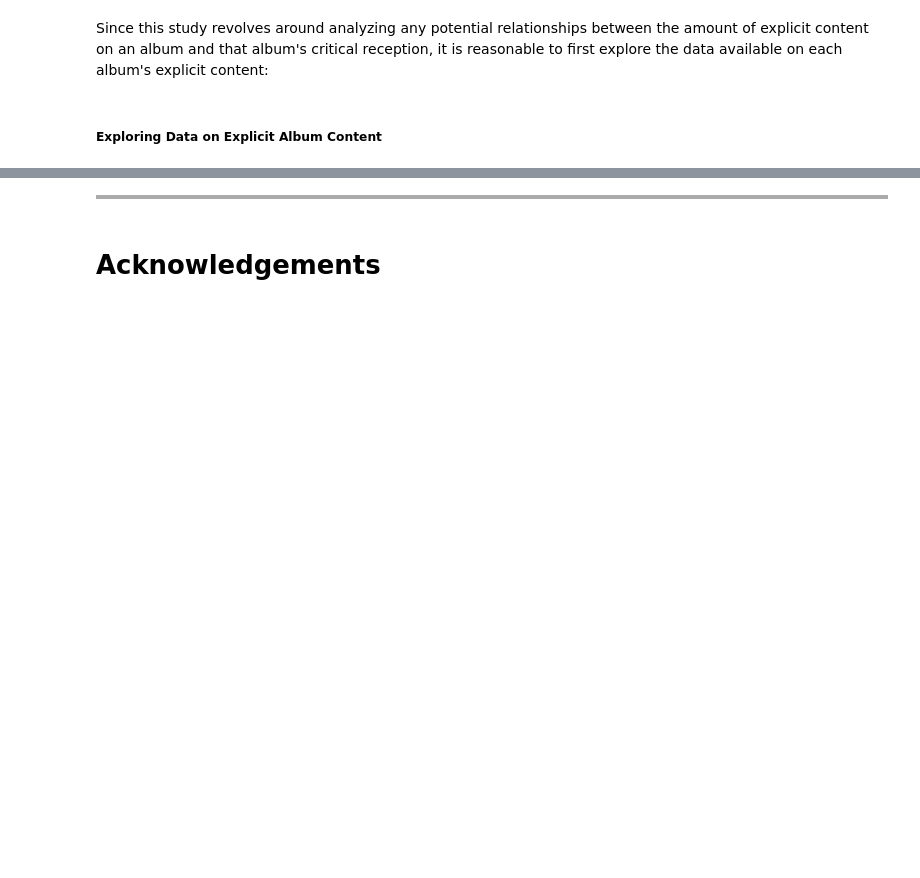
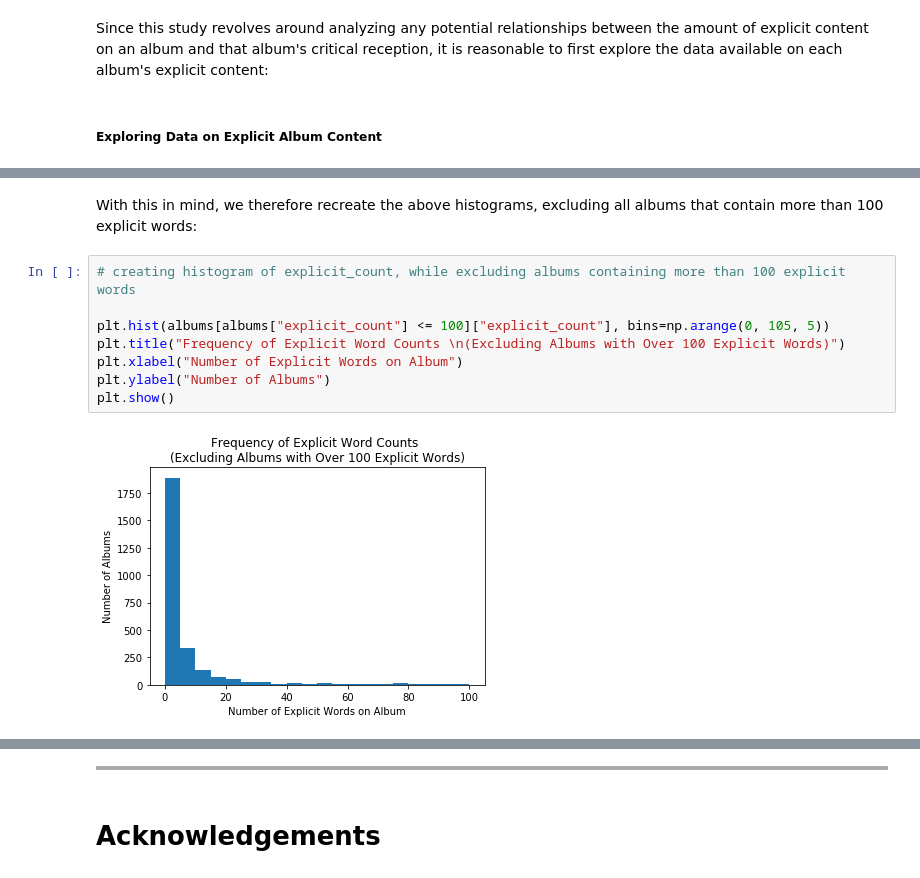
Before and after one commit to genghisshyy/INFO_2950_FinalProject, a Jupyter notebook: notebooks/final_report.ipynb, the cells around one changed output, grey strips where cells are left out. Saved outputs shown, nothing was run; the diff lists cells and outputs as text; blank space fills up the shorter version.

```diff
--- a/notebooks/final_report.ipynb
+++ b/notebooks/final_report.ipynb
@@ -331,0 +265,12 @@ We can confirm the above two observations by first fitting a linear regression t
+# %% [markdown]
+With this in mind, we therefore recreate the above histograms, excluding all albums that contain more than 100 explicit words:
+# %%
+# creating histogram of explicit_count, while excluding albums containing more than 100 explicit words
+
+plt.hist(albums[albums["explicit_count"] <= 100]["explicit_count"], bins=np.arange(0, 105, 5))
+plt.title("Frequency of Explicit Word Counts \n(Excluding Albums with Over 100 Explicit Words)")
+plt.xlabel("Number of Explicit Words on Album")
+plt.ylabel("Number of Albums")
+plt.show()
+# %% [output]
+[figure, added]
```
Also changed, not shown: parts of 90 cells of this notebook.
